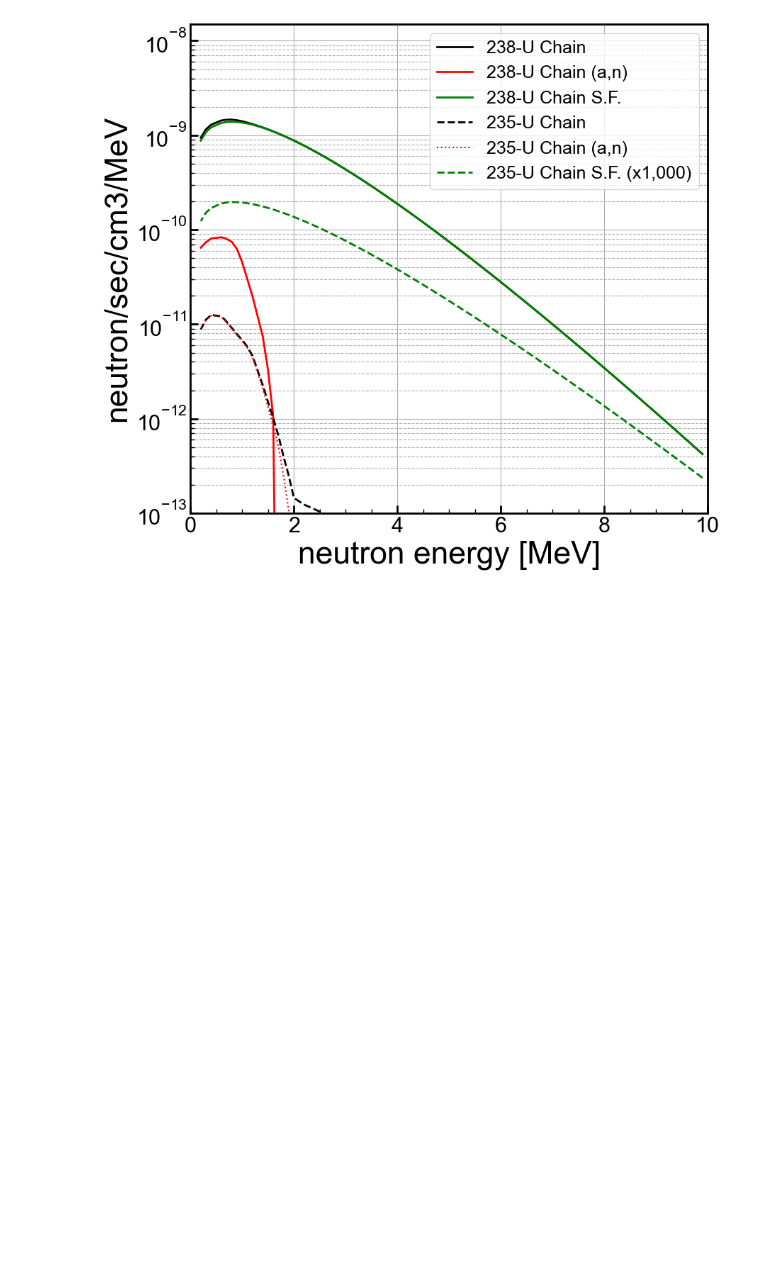
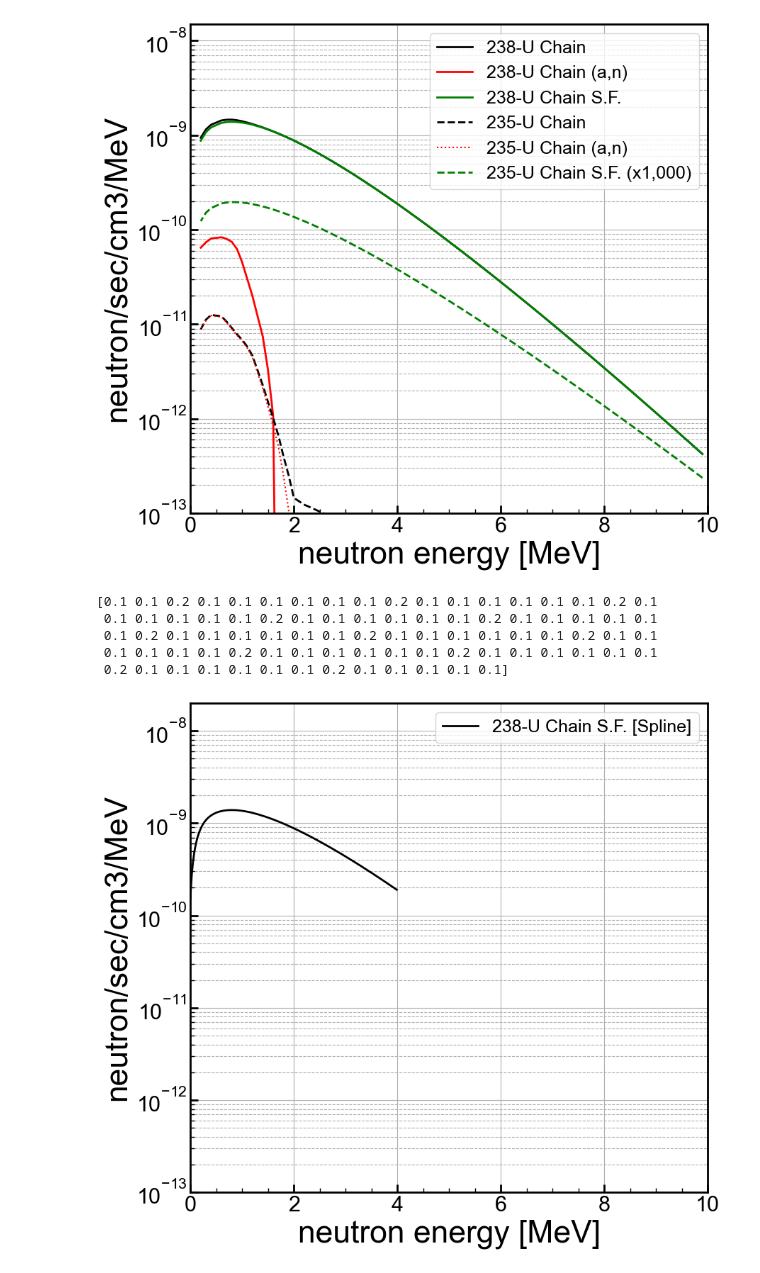
Before and after one commit to villano-lab/n-elec-scattering, a Jupyter notebook: 2-Flux/Cu.ipynb, the cells around one changed output. Cells and saved outputs as stored; diff of their text form; code cells hidden in the pictures; blank space fills up the shorter version.

```diff
--- a/2-Flux/Cu.ipynb
+++ b/2-Flux/Cu.ipynb
@@ -219,3 +219,48 @@ plt.savefig('figures/U_Cu.png')
 plt.show()
 # %% [output]
 [figure]
+# %%
+print(np.diff(u238CuchainEn[::-1]))
+cs = CubicSpline(u238CuchainEn[::-1], u238CuchainSFRn[::-1]/width)
+xs = np.arange(0.0, 10.0, 0.01)
+# %% [output]
+[0.1 0.1 0.2 0.1 0.1 0.1 0.1 0.1 0.1 0.2 0.1 0.1 0.1 0.1 0.1 0.1 0.2 0.1
+ 0.1 0.1 0.1 0.1 0.1 0.2 0.1 0.1 0.1 0.1 0.1 0.1 0.2 0.1 0.1 0.1 0.1 0.1
+ 0.1 0.2 0.1 0.1 0.1 0.1 0.1 0.1 0.2 0.1 0.1 0.1 0.1 0.1 0.1 0.2 0.1 0.1
+ 0.1 0.1 0.1 0.1 0.2 0.1 0.1 0.1 0.1 0.1 0.1 0.2 0.1 0.1 0.1 0.1 0.1 0.1
+ 0.2 0.1 0.1 0.1 0.1 0.1 0.1 0.2 0.1 0.1 0.1 0.1 0.1]
+# %%
+#set up a 1d plot
+fig,axes = plt.subplots(1,1,figsize=(9.0,8.0),sharex=True)
+ax1 = axes
+
+
+width=np.abs(np.diff(u238CuchainEn)[0])
+
+
+ax1.plot(xs, cs(xs),color='k',linestyle='-',label="238-U Chain S.F. [Spline]")
+
+
+ymin = 1e-13
+ymax = 2e-8
+
+
+#ax1.set_yscale('linear')
+ax1.set_yscale('log')
+ax1.set_xlim(0.0, 10)
+ax1.set_ylim(ymin,ymax)
+ax1.set_xlabel(r'neutron energy [MeV]')
+ax1.set_ylabel('neutron/sec/cm3/MeV')
+ax1.grid(True)
+ax1.yaxis.grid(True,which='minor',linestyle='--')
+ax1.legend(loc=1,prop={'size':18})
+#ax1.legend(bbox_to_anchor=(1.04,1),borderaxespad=0,prop={'size':22})
+
+for axis in ['top','bottom','left','right']:
+  ax1.spines[axis].set_linewidth(2)
+
+plt.tight_layout()
+plt.savefig('figures/U_SF_Cu_spline.png')
+plt.show()
+# %% [output]
+[figure, added]
```
Also changed, not shown: parts of 2 cells of this notebook, 2 other files.
